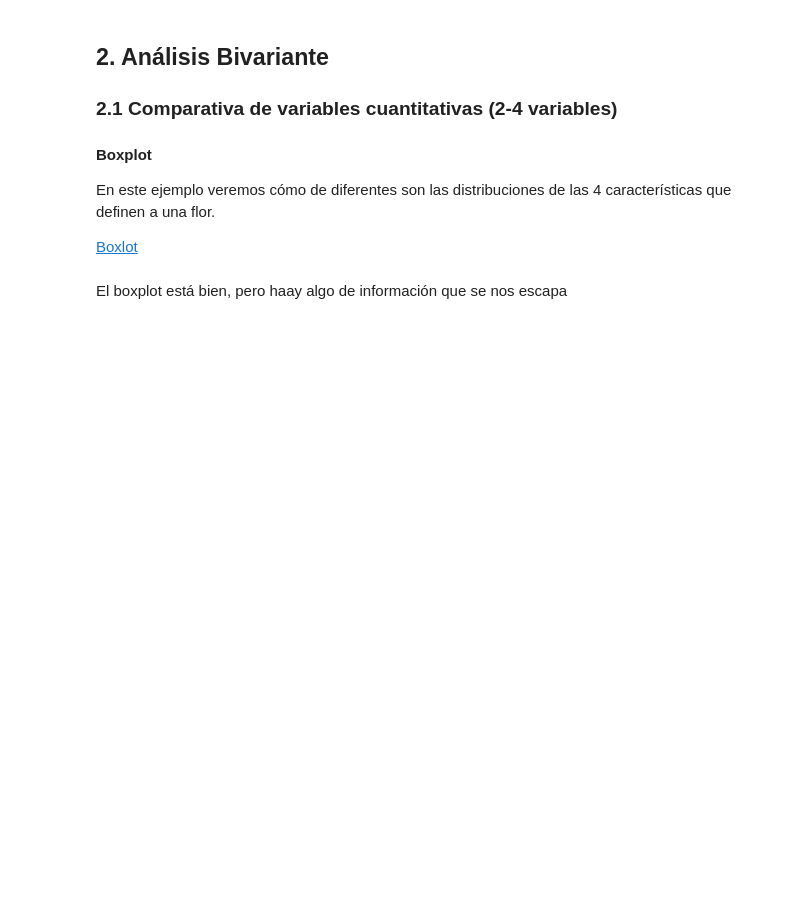
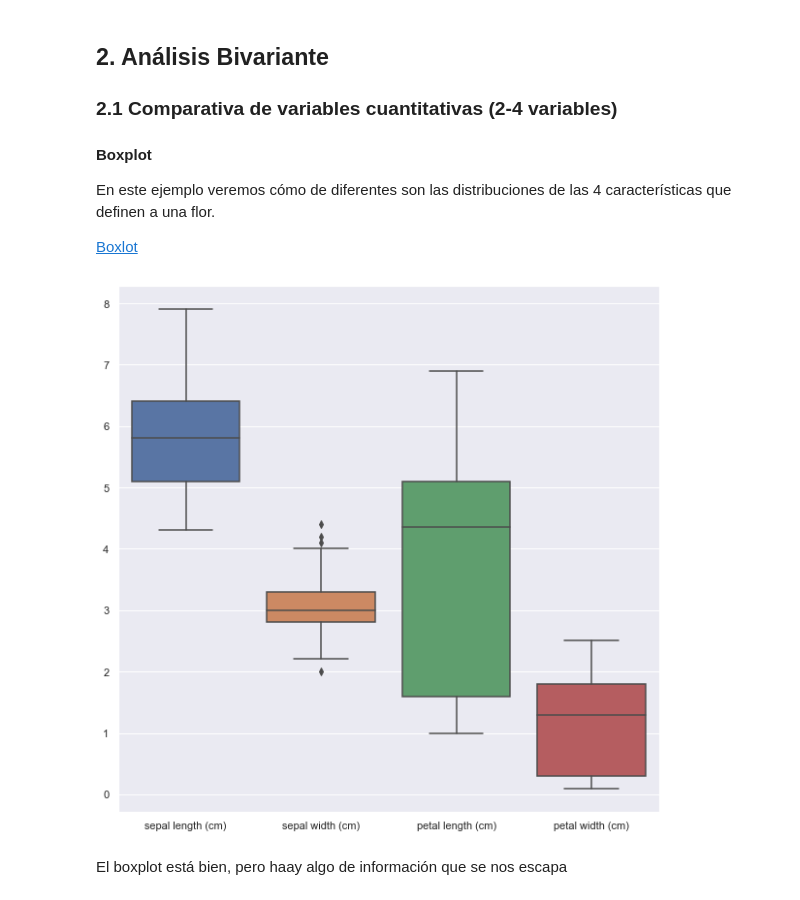
Before and after one commit to marcusRB/thebridgedsftene21, a Jupyter notebook: 2-Data Analysis/4-Visualizacion/2-Seaborn/EDA Seaborn.ipynb, the cells around one changed output. Saved outputs shown, nothing was run; the diff lists cells and outputs as text; code cells hidden in the pictures; blank space fills up the shorter version.

```diff
--- a/2-Data Analysis/4-Visualizacion/2-Seaborn/EDA Seaborn.ipynb
+++ b/2-Data Analysis/4-Visualizacion/2-Seaborn/EDA Seaborn.ipynb
@@ -272,6 +272,9 @@ En este ejemplo veremos cómo de diferentes son las distribuciones de las 4 cara
 [Boxlot](https://seaborn.pydata.org/generated/seaborn.boxplot.html)
 # %%
 plt.figure(figsize=(10,10))
+sns.boxplot(data = iris_df[iris_df.columns.values[:4]]);
+# %% [output]
+[figure, added]
 # %% [markdown]
 El boxplot está bien, pero haay algo de información que se nos escapa
 # %%
```
Also changed, not shown: parts of 41 cells of this notebook, 5 other files.
